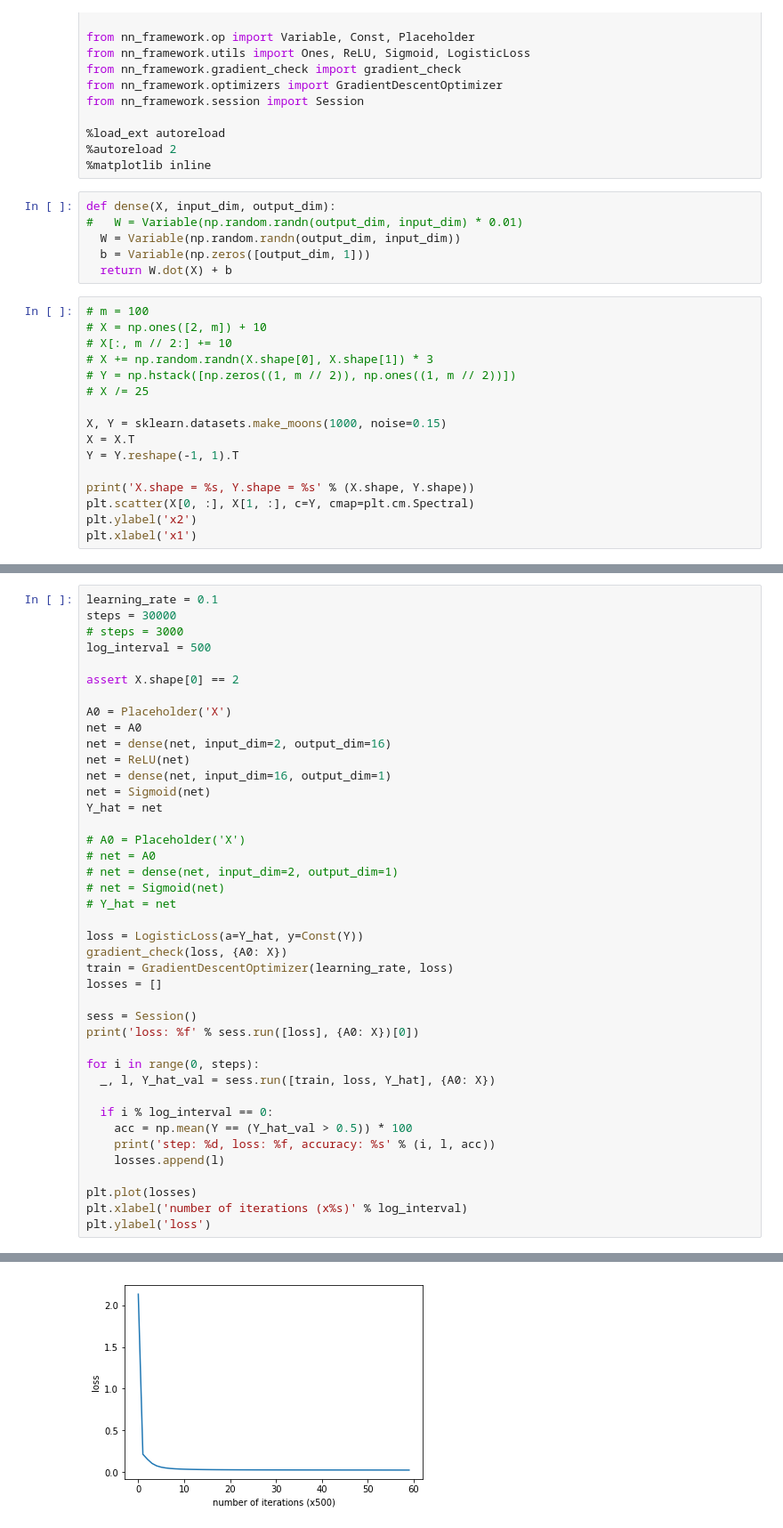
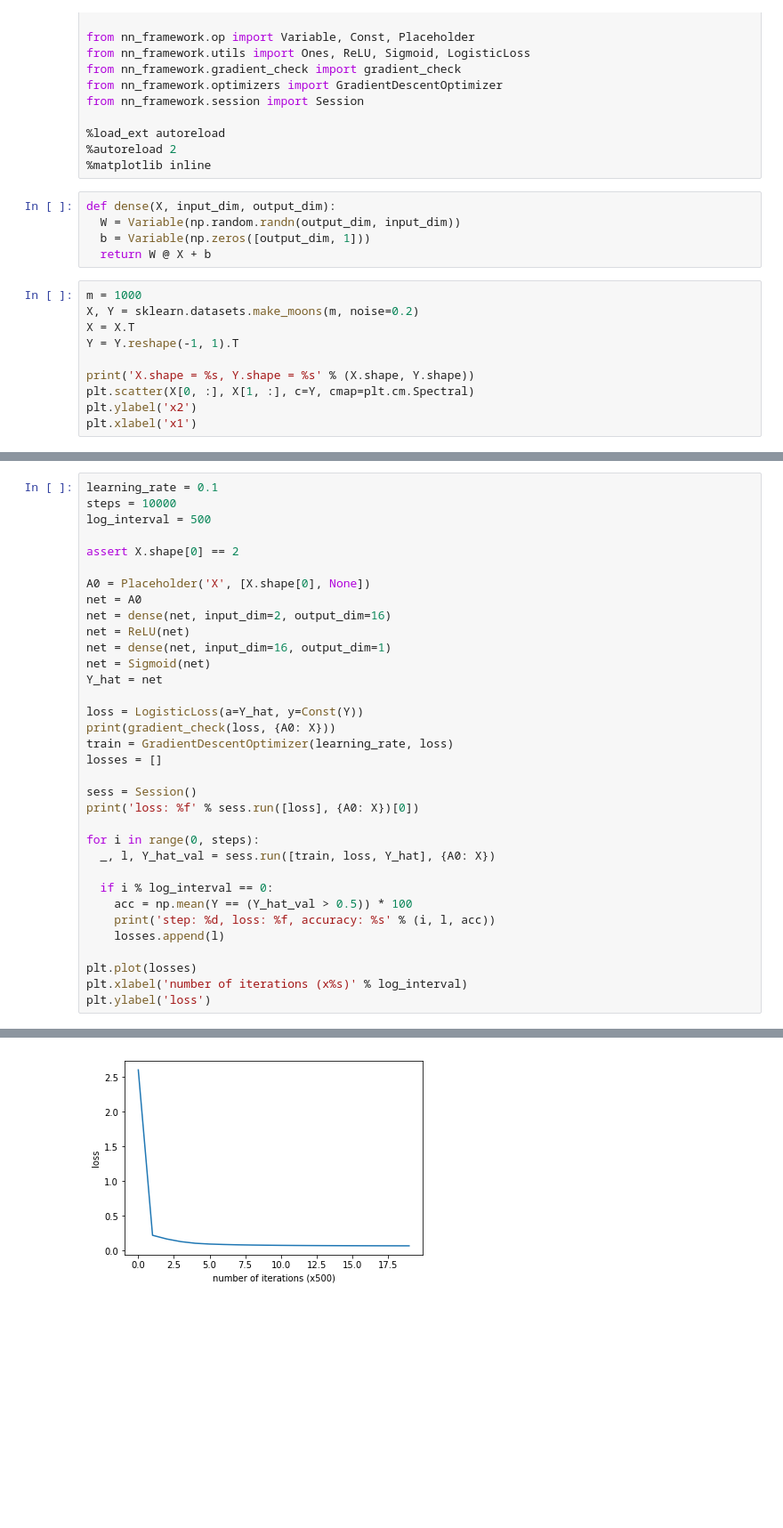
Before and after one commit to v-shmyhlo/machine-learning-playground, a Jupyter notebook: nn_framework_experiments.ipynb, the cells around one changed output, grey strips where cells are left out. Shown at 89% size. Cells and saved outputs as stored; diff of their text form; blank space fills up the shorter version.

```diff
--- a/nn_framework_experiments.ipynb
+++ b/nn_framework_experiments.ipynb
@@ -16,19 +16,12 @@ from nn_framework.session import Session
 %matplotlib inline
 # %%
 def dense(X, input_dim, output_dim):
-#   W = Variable(np.random.randn(output_dim, input_dim) * 0.01)
   W = Variable(np.random.randn(output_dim, input_dim))
   b = Variable(np.zeros([output_dim, 1]))
-  return W.dot(X) + b
+  return W @ X + b
 # %%
-# m = 100
-# X = np.ones([2, m]) + 10
-# X[:, m // 2:] += 10
-# X += np.random.randn(X.shape[0], X.shape[1]) * 3
-# Y = np.hstack([np.zeros((1, m // 2)), np.ones((1, m // 2))])
-# X /= 25
-
-X, Y = sklearn.datasets.make_moons(1000, noise=0.15)
+m = 1000
+X, Y = sklearn.datasets.make_moons(m, noise=0.2)
 X = X.T
 Y = Y.reshape(-1, 1).T
 
@@ -125,12 +87,11 @@ actual test: dw mse: 0.000760775893927, db mse: 6.93283486175e-13
 # %%
 learning_rate = 0.1
-steps = 30000
-# steps = 3000
+steps = 10000
 log_interval = 500
 
 assert X.shape[0] == 2
 
-A0 = Placeholder('X')
+A0 = Placeholder('X', [X.shape[0], None])
 net = A0
 net = dense(net, input_dim=2, output_dim=16)
 net = ReLU(net)
@@ -138,14 +99,8 @@ net = dense(net, input_dim=16, output_dim=1)
 net = Sigmoid(net)
 Y_hat = net
 
-# A0 = Placeholder('X')
-# net = A0
-# net = dense(net, input_dim=2, output_dim=1)
-# net = Sigmoid(net)
-# Y_hat = net
-
 loss = LogisticLoss(a=Y_hat, y=Const(Y))
-gradient_check(loss, {A0: X})
+print(gradient_check(loss, {A0: X}))
 train = GradientDescentOptimizer(learning_rate, loss)
 losses = []
 
@@ -184,5 +139,5 @@ step: 29500, loss: 0.025791, accuracy: 99.0
 <matplotlib.text.Text at 0x...>
-[figure, old version]
+[figure, new version]
 # %%
 utils.plot_decision_boundary(lambda x: sess.run([Y_hat], {A0: x.T})[0] > 0.5, X, Y, cmap=plt.cm.Spectral)
 # %% [output]
```
Also changed, not shown: parts of 4 cells of this notebook, 5 other files.
